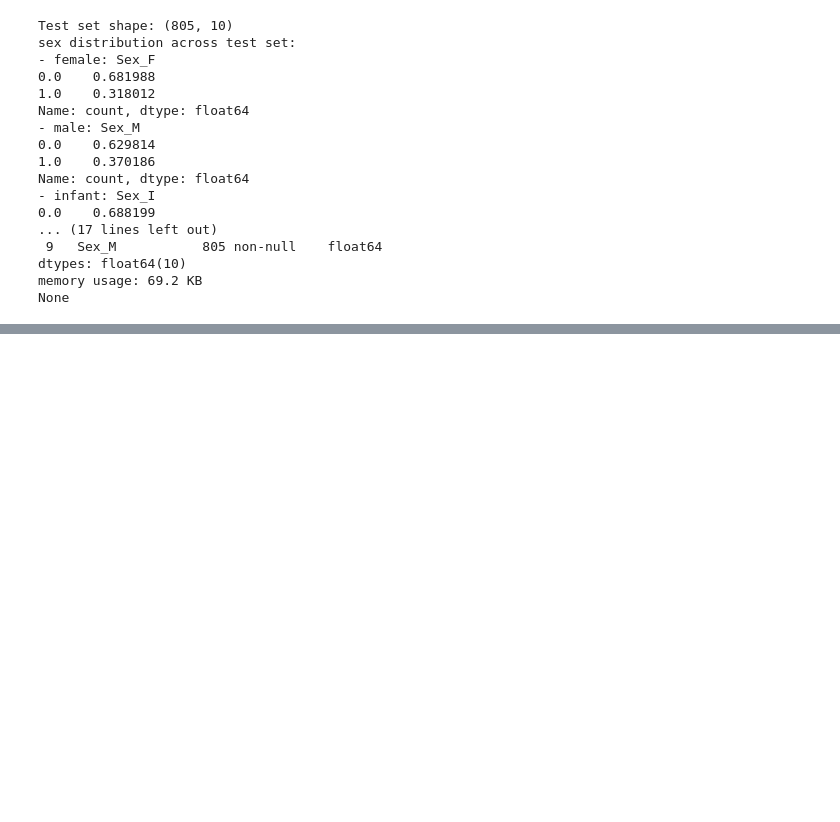
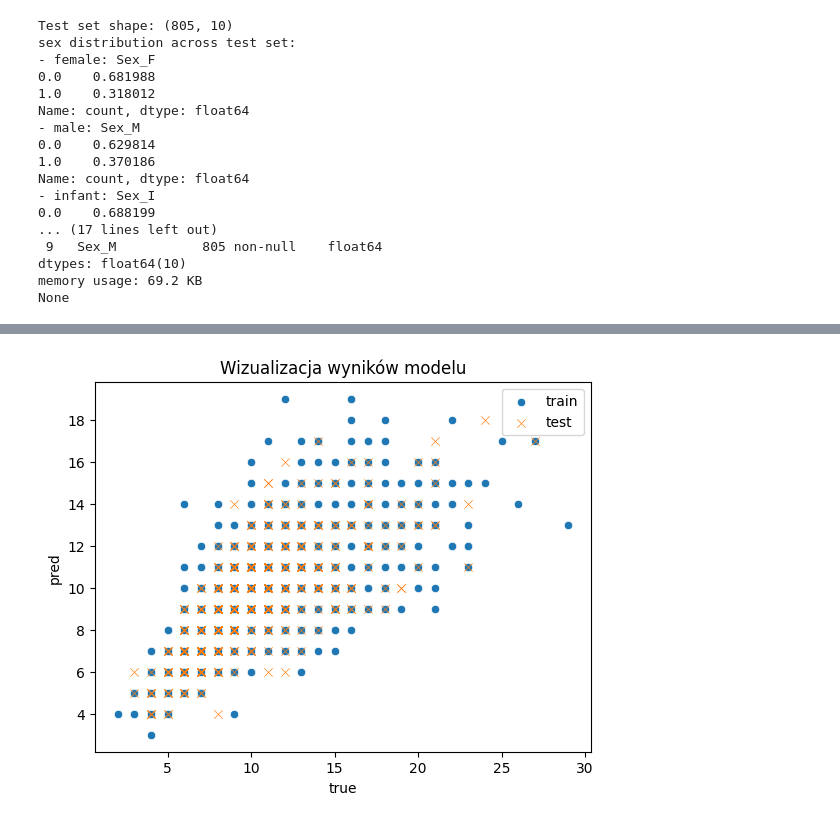
Before and after one commit to jancewicz/PJATK---Artificial-Intelligence-Postgraduate-Studies-, a Jupyter notebook: keras/abalone_regression/abalone.ipynb, the cells around one changed output, grey strips where cells are left out. Saved outputs shown, nothing was run; the diff lists cells and outputs as text; code cells hidden in the pictures; blank space fills up the shorter version.

```diff
--- a/keras/abalone_regression/abalone.ipynb
+++ b/keras/abalone_regression/abalone.ipynb
@@ -336,0 +352,35 @@ Epoch 160/300
+# %%
+# 6)
+# inversing labels
+y_train_inv_transformed =   y_scaler.inverse_transform(y_train).astype(dtype="int64")
+y_test_inv_transformed = y_scaler.inverse_transform(y_test).astype(dtype="int64")
+
+y_train_preds = model.predict(X_train)
+y_test_preds = model.predict(X_test)
+
+# inversing predictions
+y_train_preds_inv_transformed = y_scaler.inverse_transform(y_train_preds).astype(dtype="int64")
+y_test_preds_inv_transformed = y_scaler.inverse_transform(y_test_preds).astype(dtype="int64")
+
+# plotting labels and predictions for train set
+pred_plot = sns.scatterplot(x=y_train_inv_transformed.flatten(), y=y_train_preds_inv_transformed.flatten(), label="train")
+pred_plot = sns.scatterplot(x=y_test_inv_transformed.flatten(), y=y_test_preds_inv_transformed.flatten(), label="test", marker="x")
+pred_plot.set_xlabel("true")
+pred_plot.set_ylabel("pred")
+pred_plot.set_title("Wizualizacja wyników modelu")
+
+# compute MSE and R2 for train and test sets
+train_preds_mse = mean_squared_error(y_true=y_train_inv_transformed, y_pred=y_train_preds_inv_transformed)
+train_preds_r2 = r2_score(y_true=y_train_inv_transformed, y_pred=y_train_preds_inv_transformed)
+
+test_preds_mse = mean_squared_error(y_true=y_test_inv_transformed, y_pred=y_test_preds_inv_transformed)
+test_preds_r2 = r2_score(y_true=y_test_inv_transformed, y_pred=y_test_preds_inv_transformed)
+
+print(f"MSE for model predictions, train set: {train_preds_mse}, test set: {test_preds_mse}")
+print(f"R2 for model predictions, train set: {train_preds_r2}, test set: {test_preds_r2}")
+
+# 7)
+# At this point model is not handling predictions well: MSE both train and test set being around 5,5 means that without square root it's 2,34. Model is on average 2.34 rings off the actual prediction.
+# Having whole dataset ring mean being ~ 9.9 it's actually high error margin and model should be improved.
+# R2 score train set ~ 0.46 and test set ~ 0.47 means that model poorly accounts only around 46/47% of the variance of datasets - model captures less than half of the patterns in the data.
+# %% [output]
@@ -336,0 +391 @@ Epoch 160/300
+[figure, added]
```
Also changed, not shown: parts of 6 cells of this notebook, 1 other file.
